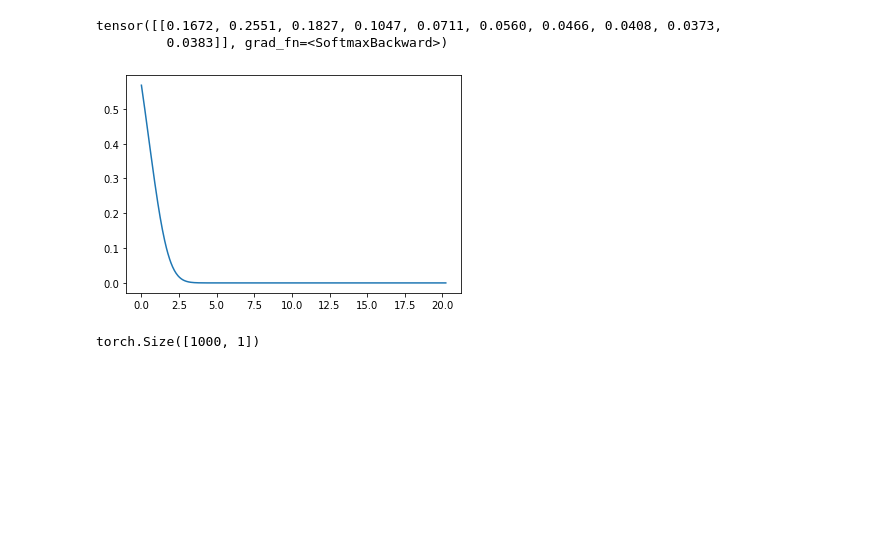
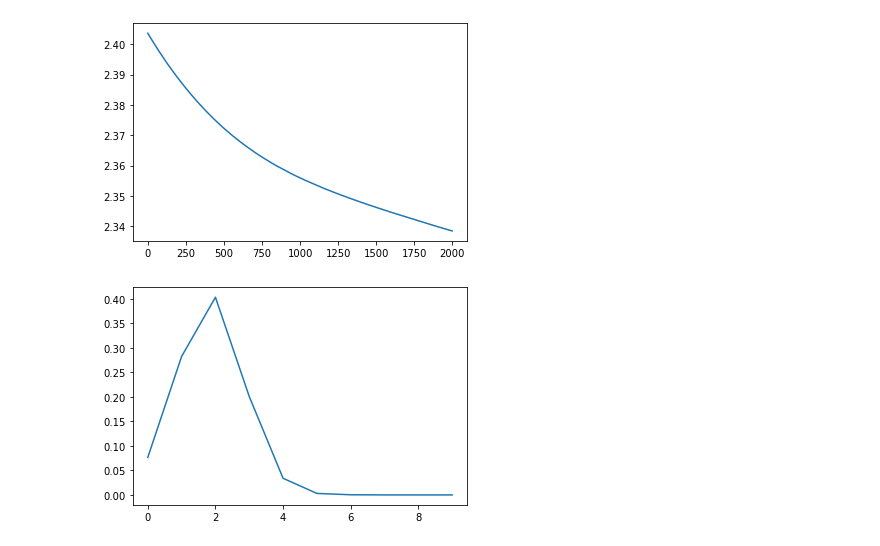
Before and after one commit to simonebmalerba/neural_VAE, a Jupyter notebook: autograd.ipynb, the cells around one changed output. Drawn from its saved outputs; the diff is of its cells as text; code cells hidden in the pictures; blank space fills up the shorter version.

```diff
--- a/autograd.ipynb
+++ b/autograd.ipynb
@@ -29,29 +36,13 @@ class GaussianDecoder(torch.nn.Module):
 # %%
- #Sum of losses in the most general case -- to fix
- def rec_loss(x_data,encoder,decoder):
-    #Compute p(j|x) as a bs x N matrix
-    p_j_x = encoder(x_data)
-    #Compute log(q(x|j))
+def simplified_loss(x_data,decoder):
+    #Once we plug the expression for the encoder in the loss we have to minimize
+    #E_x [log(sum_j q(j)q(x|j))]
     inv_sigma2 = 1/(decoder.sigma.transpose(0,1))**2
-    mp = (decoder.mu.transpose(0,1)*inv_sigma2)
-    logq_x_j = -0.5*(x_data**2)@inv_sigma2 + (x_data@mp) - 0.5*(mp)*(decoder.mu.transpose(0,1)) -torch.log  (decoder.sigma.transpose(0,1))
-    # E_x[ sum_j p(j|x)*log(q(x|j))]
-    loss = ((p_j_x*logq_x_j).sum(dim=1)).mean()
-    return loss
-def Dkl(x_data,encoder,decoder):
-    p_j_x = encoder(x_data)
-    dkl = (p_j_x*torch.log(p_j_x /F.softmax(decoder.q))).sum(dim=1).mean()
-    return dkl
+    mp = decoder.mu.transpose(0,1)*inv_sigma2
+    logq_x_j = -0.5*(x_data**2)@inv_sigma2 + (x_data@mp) - 0.5*(mp)*(decoder.mu.transpose(0,1)) -torch.log(np.sqrt(2*np.pi)*decoder.sigma.transpose(0,1)) + torch.log(F.softmax(decoder.q,dim=1))
+#logZ = torch.log((F.softmax(decoder.q,dim=1)*q_x_j).sum(dim=1))
+    logZ = -torch.logsumexp(logq_x_j,dim=1)
+    return logZ.mean()
-# %%
-def simplified_loss(x_data,decoder):
-    #Once we plug the expression for the encoder in the loss we have to minimize
-    #E_x [log(sum_j q(j)q(x|j))]
-    inv_sigma2 = 1/(decoder.sigma.transpose(0,1))**2
-    mp = decoder.mu.transpose(0,1)*inv_sigma2
-    q_x_j = -0.5*(x_data**2)@inv_sigma2 + (x_data@mp) - 0.5*(mp)*(decoder.mu.transpose(0,1)) -torch.log(np.sqrt(2*np.pi)*decoder.sigma.transpose(0,1)) + torch.log(F.softmax(decoder.q,dim=1))
-#logZ = torch.log((F.softmax(decoder.q,dim=1)*q_x_j).sum(dim=1))
-    logZ = -torch.logsumexp(q_x_j,dim=1)
-    return logZ.mean()
 # %%
 N = 10
 mu0 = torch.arange(0,10,10/N)[None,:]
@@ -67,9 +58,16 @@ params = decoder.parameters()#list(encoder.parameters()) + list(decoder.paramete
 optimizer = torch.optim.SGD(params,0.01)
 loss = simplified_loss(x_data,decoder)
 # %%
-for i in range(1,1000):
+history_loss = []
+for i in range(1,2000):
     loss = simplified_loss(x_data,decoder)#rec_loss(x_data,encoder,decoder) + Dkl(x_data,encoder,decoder)
+    history_loss.append(loss.item())
     optimizer.zero_grad()
     loss.backward()
     optimizer.step()
+# %%
+with torch.no_grad():
+    plt.plot(history_loss)
+# %% [output]
+[figure, added]
 # %%
@@ -77,5 +74,0 @@ encoder_opt = CategoricalEncoder(decoder.mu,decoder.sigma,decoder.q)
-# %%
-F.softmax(decoder.q)
-# %% [output]
-tensor([[0.1672, 0.2551, 0.1827, 0.1047, 0.0711, 0.0560, 0.0466, 0.0408, 0.0373,
-         0.0383]], grad_fn=<SoftmaxBackward>)
@@ -82,5 +78,5 @@ tensor([[0.1672, 0.2551, 0.1827, 0.1047, 0.0711, 0.0560, 0.0466, 0.0408, 0.0373,
 # %%
 with torch.no_grad():
-    plt.plot(x_sorted,encoder(x_sorted)[:,0])
+    plt.plot(p_j_x[100,:])
 # %% [output]
-[figure, old version]
+[figure, new version]
@@ -91,4 +82,0 @@ muext,sigmaext =decoder(F.one_hot(q_sample).to(dtype=torch.float32))
-# %%
-sigmaext.shape
-# %% [output]
-torch.Size([1000, 1])
```
Also changed, not shown: parts of 22 cells of this notebook, 5 other files.
